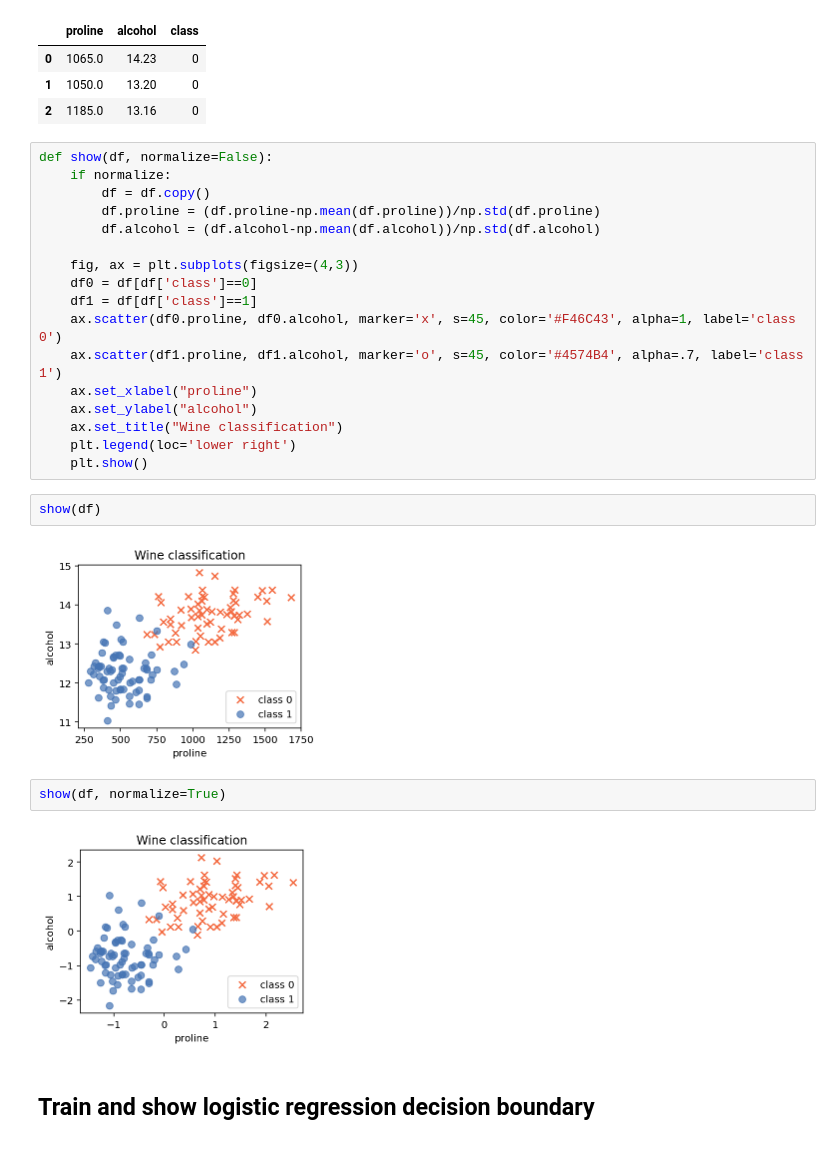
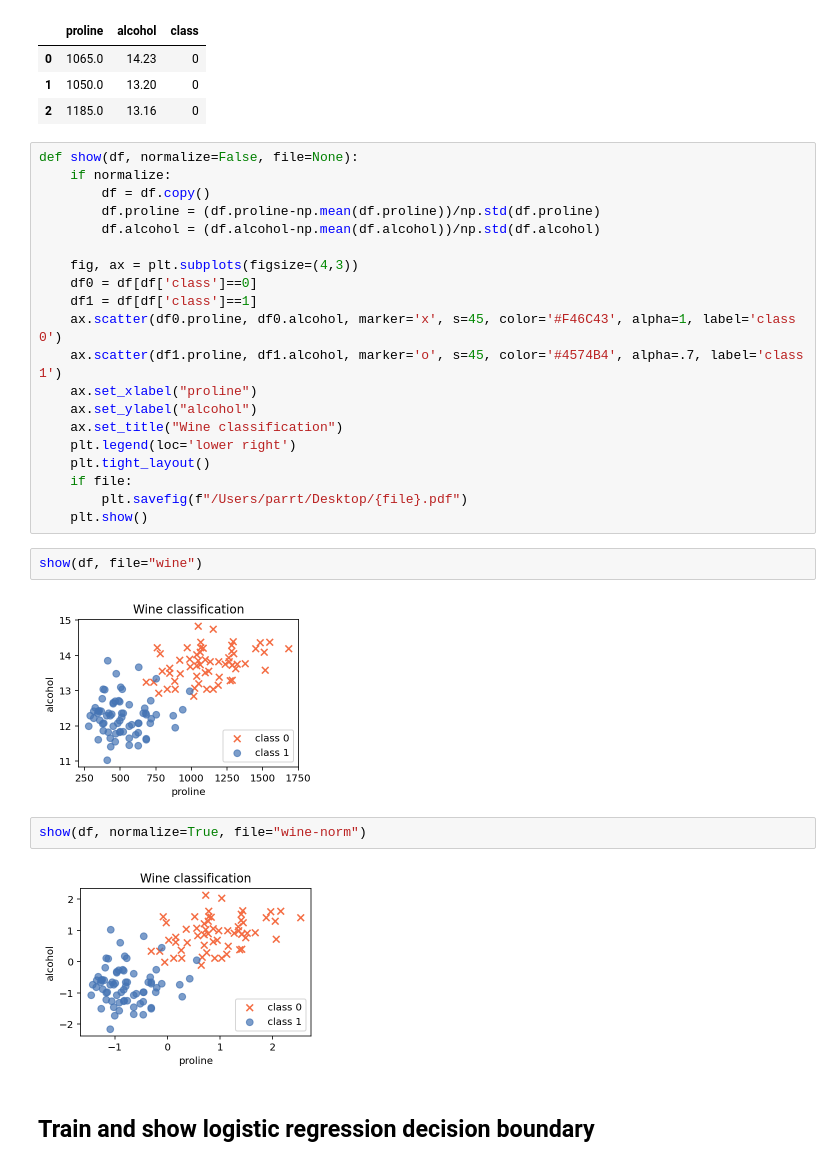
Before and after one commit to parrt/fundamentals-of-deep-learning, a Jupyter notebook: notebooks/wine-2-class.ipynb, the cells around one changed output. Cells and saved outputs as stored; diff of their text form.

```diff
--- a/notebooks/wine-2-class.ipynb
+++ b/notebooks/wine-2-class.ipynb
@@ -42,7 +42,7 @@ df.head(3)
 | 1 | 1050.0 | 13.20 | 0 |
 | 2 | 1185.0 | 13.16 | 0 |
 # %%
-def show(df, normalize=False):
+def show(df, normalize=False, file=None):
     if normalize:
         df = df.copy()
         df.proline = (df.proline-np.mean(df.proline))/np.std(df.proline)
@@ -57,15 +57,18 @@ def show(df, normalize=False):
     ax.set_ylabel("alcohol")
     ax.set_title("Wine classification")
     plt.legend(loc='lower right')
+    plt.tight_layout()
+    if file:
+        plt.savefig(f"/Users/parrt/Desktop/{file}.pdf")
     plt.show()
 # %%
-show(df)
+show(df, file="wine")
 # %% [output]
-[figure, old version]
+[figure, new version]
 # %%
-show(df, normalize=True)
+show(df, normalize=True, file="wine-norm")
 # %% [output]
-[figure, old version]
+[figure, new version]
 # %% [markdown]
 ## Train and show logistic regression decision boundary
 # %%
```
Also changed, not shown: parts of 4 cells of this notebook, 5 other files.
